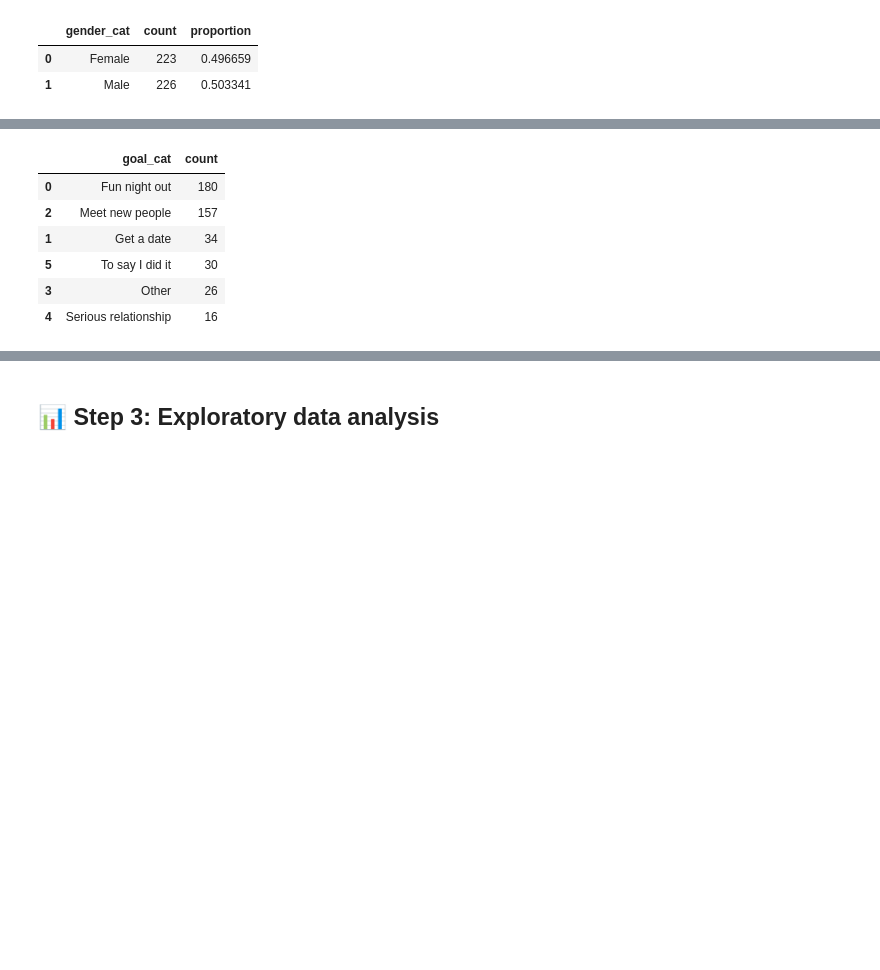
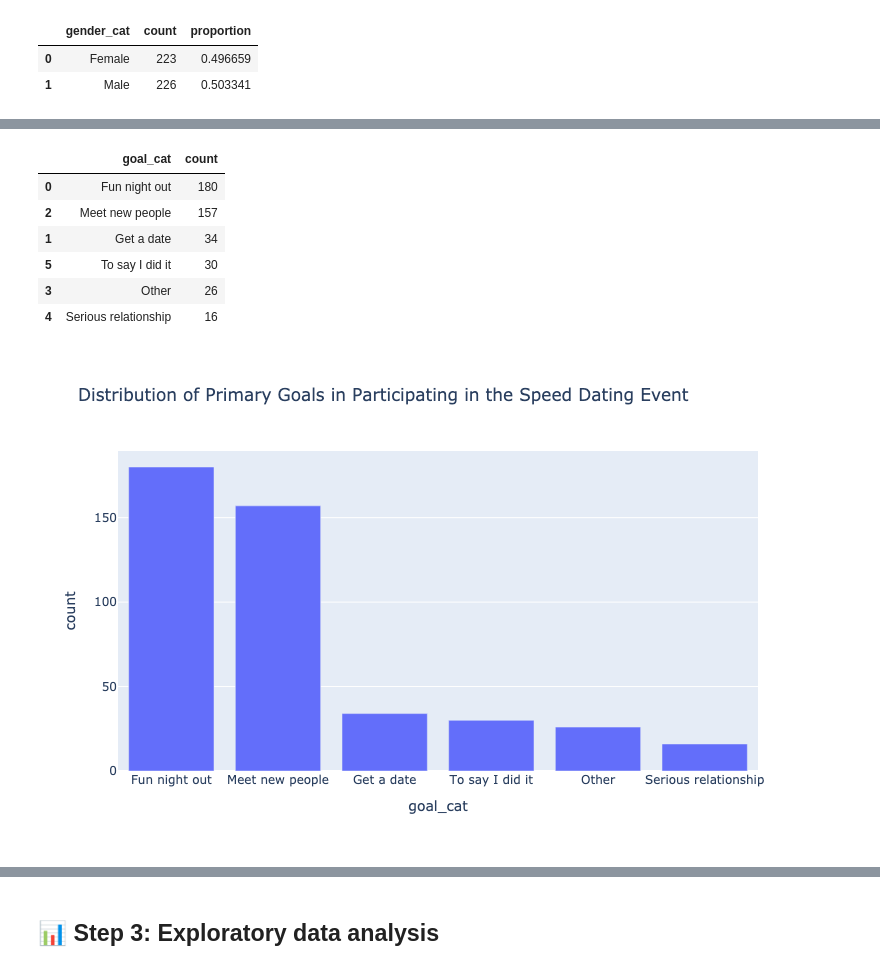
Before and after one commit to sonydata/speed_dating_analysis, a Jupyter notebook: Speed_dating_analysis.ipynb, the cells around one changed output, grey strips where cells are left out. Saved outputs shown, nothing was run; the diff lists cells and outputs as text; code cells hidden in the pictures; blank space fills up the shorter version.

```diff
--- a/Speed_dating_analysis.ipynb
+++ b/Speed_dating_analysis.ipynb
@@ -422,29 +427,30 @@ fig.write_image("images/race_distribution.png", width = WIDTH)
 # %%
 # Get the counts for each goal category
 
 grouped_goal_cat = df.groupby('goal_cat')['iid'].nunique().reset_index()
 grouped_goal_cat.columns = ['goal_cat', 'count']
 
 # Sort in descending order by count
 grouped_goal_cat = grouped_goal_cat.sort_values(by='count', ascending=False)
 
 display(grouped_goal_cat)
 
 # Create a pie chart
 fig = px.bar(grouped_goal_cat, x='goal_cat', y='count',
              title="Distribution of Primary Goals in Participating in the Speed Dating Event",width=WIDTH)
-fig.show()
+#fig.show()
 
 fig.write_image("images/goals_distribution.png", width = WIDTH)
-![goals_distribution](images/goals_distribution.png)
+Image(filename="images/goals_distribution.png")
 # %% [output]
 |  | goal_cat | count |
 | 0 | Fun night out | 180 |
 | 2 | Meet new people | 157 |
 | 1 | Get a date | 34 |
 | 5 | To say I did it | 30 |
 | 3 | Other | 26 |
 | 4 | Serious relationship | 16 |
+[figure, added]
 # %%
 # Get the counts for each dating freq category
 
```
Also changed, not shown: parts of 12 cells of this notebook, 2 other files.
